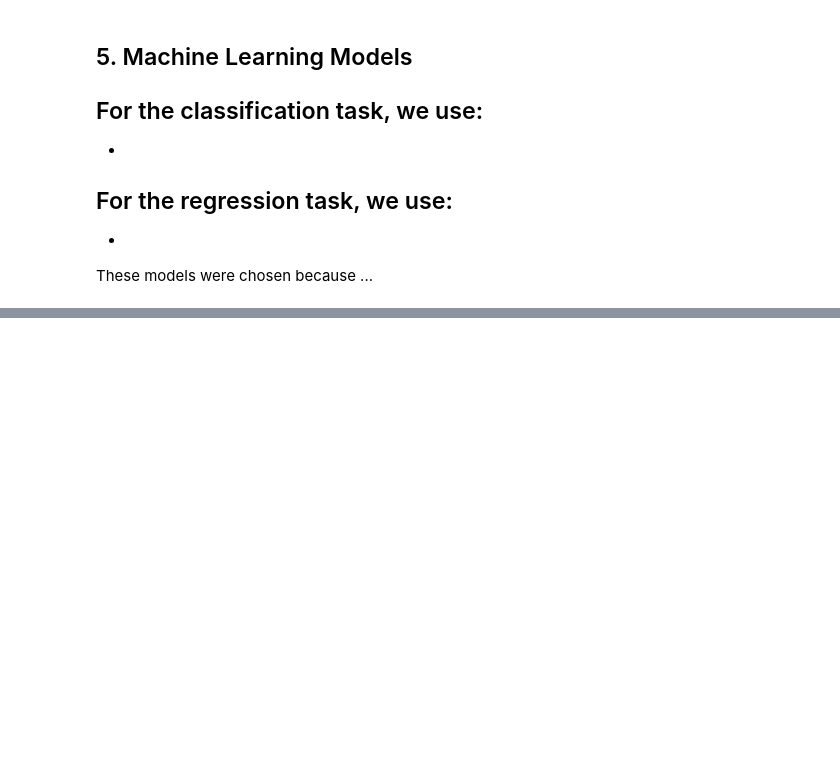
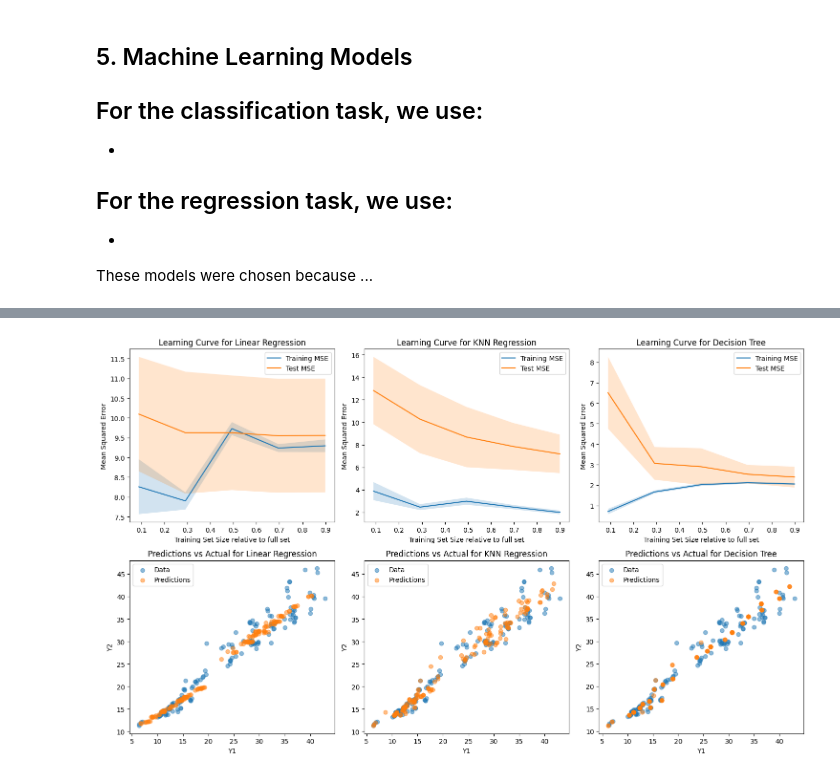
Before and after one commit to meryla/sfml-project, a Jupyter notebook: sfml.ipynb, the cells around one changed output, grey strips where cells are left out. Cells and saved outputs as stored; diff of their text form; code cells hidden in the pictures; blank space fills up the shorter version.

```diff
--- a/sfml.ipynb
+++ b/sfml.ipynb
@@ -851,0 +956,83 @@ print(f'Target Classes: {df["class"].unique()}')
+# %%
+models = {
+        'Linear Regression': LinearRegression(),
+        'KNN Regression': Pipeline([
+            ('scaler', StandardScaler()), # scale first
+            ('knn', KNeighborsRegressor(n_neighbors=2))  # then KNN
+    ]),
+        'Decision Tree': DecisionTreeRegressor(max_depth=5, random_state=42),
+    }
+
+# 10-fold cross-validation with shuffling and fixed random state for reproducibility
+cv = KFold(n_splits=10, shuffle=True, random_state=42)
+
+fig, axes = plt.subplots(2, len(models), figsize=(5 * len(models), 3 * len(models)))
+MSE = {'E_in': [], 'E_out': [], 'E_cv': []}
+MAE = {'E_in': [], 'E_out': [], 'E_cv': []}
+
+for name, model in models.items():
+
+    model.fit(X_train, y_train)
+
+    train_mse = mean_squared_error(y_train, model.predict(X_train))
+    test_mse = mean_squared_error(y_test, model.predict(X_test))
+
+    train_mae = mean_absolute_error(y_train, model.predict(X_train))
+    test_mae = mean_absolute_error(y_test, model.predict(X_test))
+
+    scores = cross_val_score(model, X_train, y_train, cv=cv, scoring='neg_mean_squared_error')
+    mse_scores = -scores
+
+    print('')
+    print(f"=== {name} ===")
+    print('')
+
+    print(f"Mean 10-Fold Cross-Validation Score = {mse_scores.mean():.2e}")
+
+    print(f"Train MSE = {train_mse:.2e}, Test MSE = {test_mse:.2e}")
+    print(f"Train MAE = {train_mae:.2e}, Test MAE = {test_mae:.2e}")
+    print('')
+
+    MSE['E_in'].append(train_mse)
+    MSE['E_out'].append(test_mse)
+    MSE['E_cv'].append(mse_scores.mean())
+
+    MAE['E_in'].append(train_mae)
+    MAE['E_out'].append(test_mae)
+    MAE['E_cv'].append(-cross_val_score(model, X_train, y_train, cv=cv, scoring='neg_mean_absolute_error').mean())
+
+    train_sizes, train_scores, test_scores = learning_curve(model, X_train, y_train, cv=cv, scoring='neg_mean_squared_error')
+
+    axes[0,list(models.keys()).index(name)].plot(train_sizes/len(X_train), np.mean(-train_scores, axis=1), label='Training MSE')
+    axes[0,list(models.keys()).index(name)].fill_between(train_sizes/len(X_train),
+                                                        np.mean(-train_scores, axis=1) - np.std(-train_scores, axis=1),
+                                                        np.mean(-train_scores, axis=1) + np.std(-train_scores, axis=1), alpha=0.2)
+    axes[0,list(models.keys()).index(name)].plot(train_sizes/len(X_train), np.mean(-test_scores, axis=1), label='Test MSE')
+    axes[0,list(models.keys()).index(name)].fill_between(train_sizes/len(X_train),
+                                                        np.mean(-test_scores, axis=1) - np.std(-test_scores, axis=1),
+                                                        np.mean(-test_scores, axis=1) + np.std(-test_scores, axis=1), alpha=0.2)
+
+    axes[0,list(models.keys()).index(name)].set_title(f'Learning Curve for {name}')
+    axes[0,list(models.keys()).index(name)].set_xlabel('Training Set Size relative to full set')
+    axes[0,list(models.keys()).index(name)].set_ylabel('Mean Squared Error')
+    # axes[0,list(models.keys()).index(name)].set_yscale('log')
+    axes[0,list(models.keys()).index(name)].legend()
+
+    axes[1,list(models.keys()).index(name)].scatter(np.array(y_test)[:,0], np.array(y_test)[:,1], alpha=0.5, label='Data')
+    axes[1,list(models.keys()).index(name)].scatter(model.predict(X_test)[:,0], model.predict(X_test)[:,1], alpha=0.5, label='Predictions')
+    axes[1,list(models.keys()).index(name)].set_title(f'Predictions vs Actual for {name}')
+    axes[1,list(models.keys()).index(name)].set_xlabel('Y1')
+    axes[1,list(models.keys()).index(name)].set_ylabel('Y2')
+    axes[1,list(models.keys()).index(name)].legend()
+
+best_model_index = np.argmin(MSE['E_cv'])
+best_model_name = list(models.keys())[best_model_index]
+print(f"Best model based on cross-validation MSE: {best_model_name} with MSE = {MSE['E_cv'][best_model_index]:.2e}")
+
+best_model_index = np.argmin(MAE['E_cv'])
+best_model_name = list(models.keys())[best_model_index]
+print(f"Best model based on cross-validation MAE: {best_model_name} with MAE = {MAE['E_cv'][best_model_index]:.2e}")
+
+plt.tight_layout()
+plt.show()
+# %% [output]
@@ -851,0 +1056 @@ print(f'Target Classes: {df["class"].unique()}')
+[figure, added]
```
Also changed, not shown: parts of 111 cells of this notebook.
